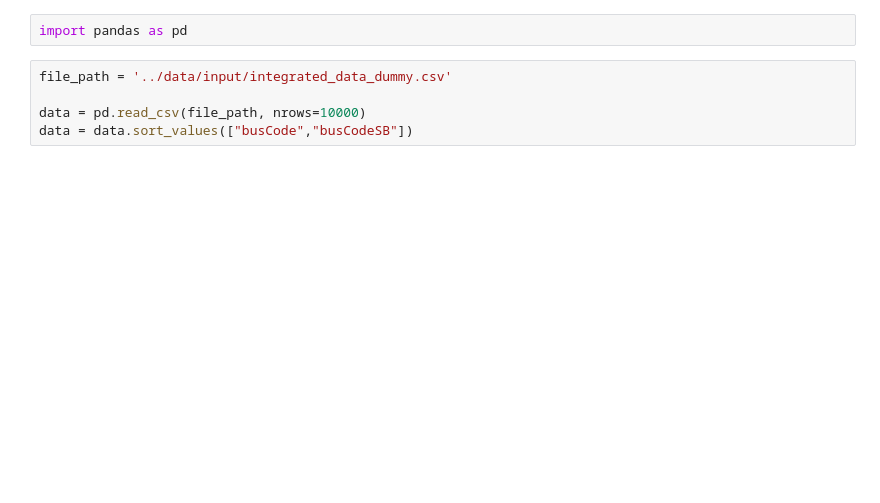
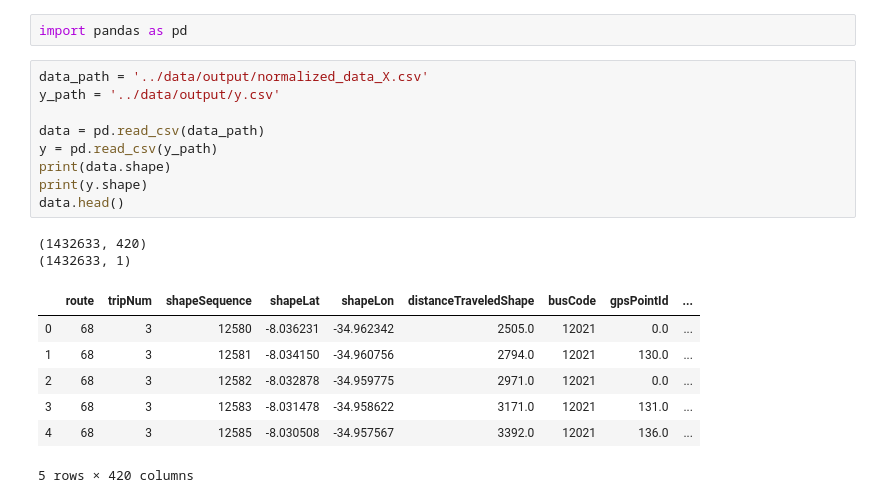
Before and after one commit to veruskasantos/INESProject, a Jupyter notebook: workspace/Model Prediction/Testing models/Data.ipynb, the cells around one changed output. Saved outputs shown, nothing was run; the diff lists cells and outputs as text; blank space fills up the shorter version.

```diff
--- a/workspace/Model Prediction/Testing models/Data.ipynb
+++ b/workspace/Model Prediction/Testing models/Data.ipynb
@@ -1,7 +1,21 @@
 # %%
 import pandas as pd
-# %%
-file_path = '../data/input/integrated_data_dummy.csv'
-
-data = pd.read_csv(file_path, nrows=10000)
-data = data.sort_values(["busCode","busCodeSB"])
+# %%
+data_path = '../data/output/normalized_data_X.csv'
+y_path = '../data/output/y.csv'
+
+data = pd.read_csv(data_path)
+y = pd.read_csv(y_path)
+print(data.shape)
+print(y.shape)
+data.head()
+# %% [output]
+(1432633, 420)
+(1432633, 1)
+|  | route | tripNum | shapeSequence | shapeLat | shapeLon | distanceTraveledShape | busCode | gpsPointId | ... |
+| 0 | 68 | 3 | 12580 | -8.036231 | -34.962342 | 2505.0 | 12021 | 0.0 | ... |
+| 1 | 68 | 3 | 12581 | -8.034150 | -34.960756 | 2794.0 | 12021 | 130.0 | ... |
+| 2 | 68 | 3 | 12582 | -8.032878 | -34.959775 | 2971.0 | 12021 | 0.0 | ... |
+| 3 | 68 | 3 | 12583 | -8.031478 | -34.958622 | 3171.0 | 12021 | 131.0 | ... |
+| 4 | 68 | 3 | 12585 | -8.030508 | -34.957567 | 3392.0 | 12021 | 136.0 | ... |
+5 rows × 420 columns
```
Also changed, not shown: parts of 3 cells of this notebook, 2 other files.
